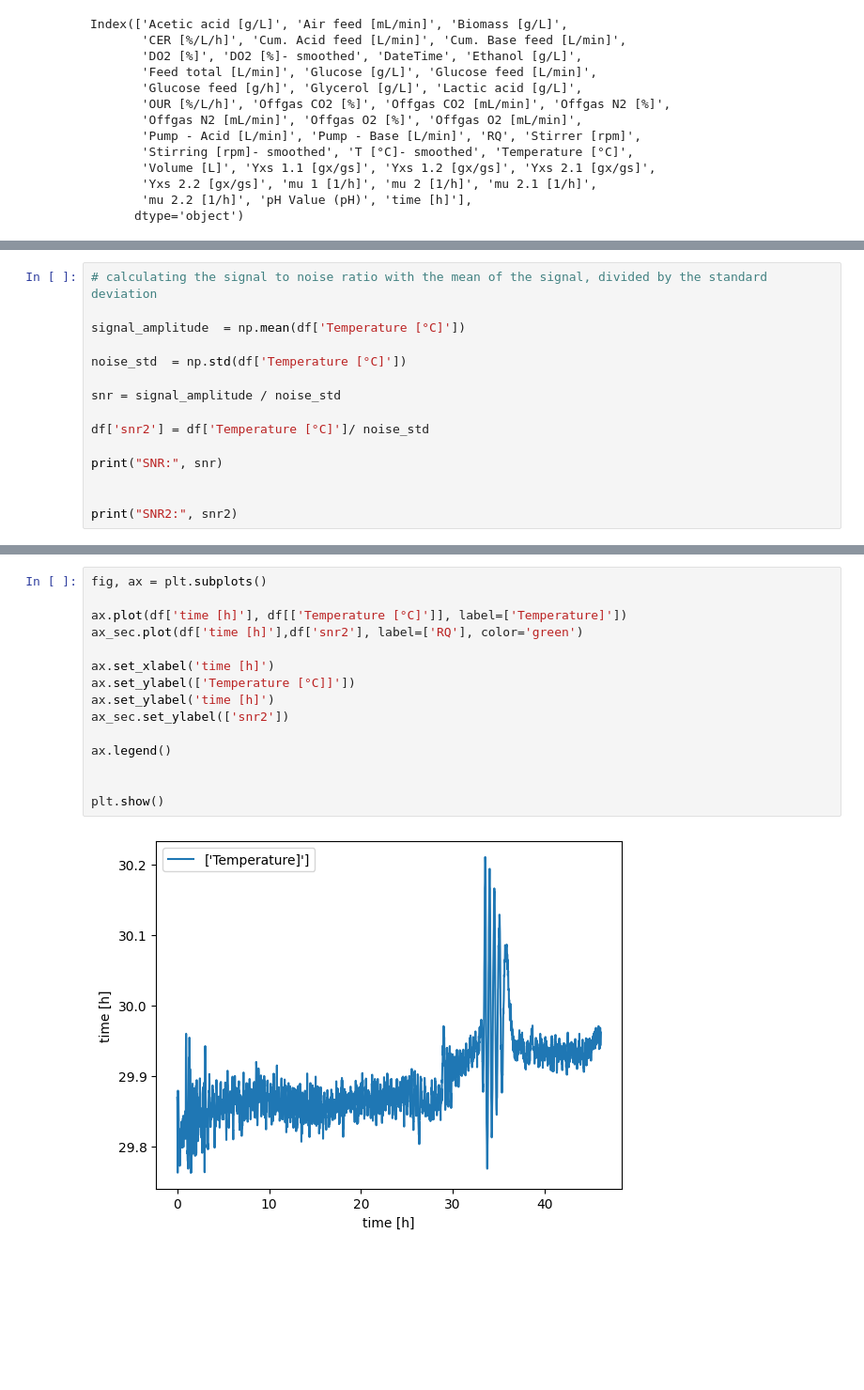
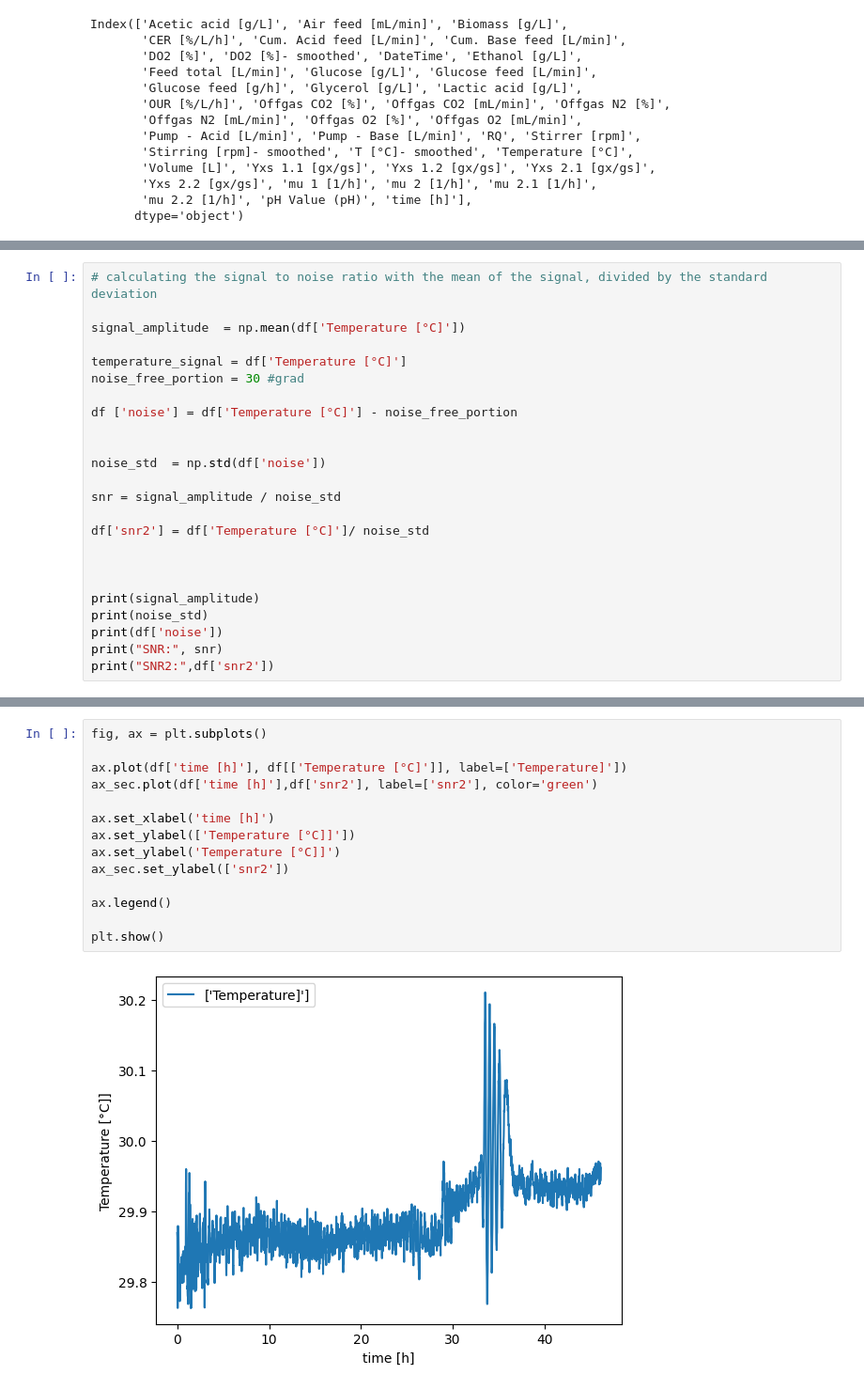
Before and after one commit to boripf/hybrid-model-corynebacterium, a Jupyter notebook: A_preprocessing.ipynb, the cells around one changed output, grey strips where cells are left out. Shown at 94% size. Drawn from its saved outputs; the diff is of its cells as text; blank space fills up the shorter version.

```diff
--- a/A_preprocessing.ipynb
+++ b/A_preprocessing.ipynb
@@ -512,14 +510,23 @@ Signal/noise ratio
 
 signal_amplitude  = np.mean(df['Temperature [°C]'])
 
-noise_std  = np.std(df['Temperature [°C]'])
+temperature_signal = df['Temperature [°C]']
+noise_free_portion = 30 #grad
+
+df ['noise'] = df['Temperature [°C]'] - noise_free_portion
+
+
+noise_std  = np.std(df['noise'])
 
 snr = signal_amplitude / noise_std
 
 df['snr2'] = df['Temperature [°C]']/ noise_std
 
-print("SNR:", snr)
 
 
-print("SNR2:", snr2)
+print(signal_amplitude)
+print(noise_std)
+print(df['noise'])
+print("SNR:", snr)
+print("SNR2:",df['snr2'])
 # %% [output]
@@ -575,17 +550,16 @@ df.head
 # %%
 fig, ax = plt.subplots()
 
 ax.plot(df['time [h]'], df[['Temperature [°C]']], label=['Temperature]'])
-ax_sec.plot(df['time [h]'],df['snr2'], label=['RQ'], color='green')
+ax_sec.plot(df['time [h]'],df['snr2'], label=['snr2'], color='green')
 
 ax.set_xlabel('time [h]')
 ax.set_ylabel(['Temperature [°C]]'])
-ax.set_ylabel('time [h]')
+ax.set_ylabel('Temperature [°C]]')
 ax_sec.set_ylabel(['snr2'])
 
 ax.legend()
 
-
 plt.show()
 # %% [output]
-[figure, old version]
+[figure, new version]
```
Also changed, not shown: parts of 9 cells of this notebook, 1 other file.
